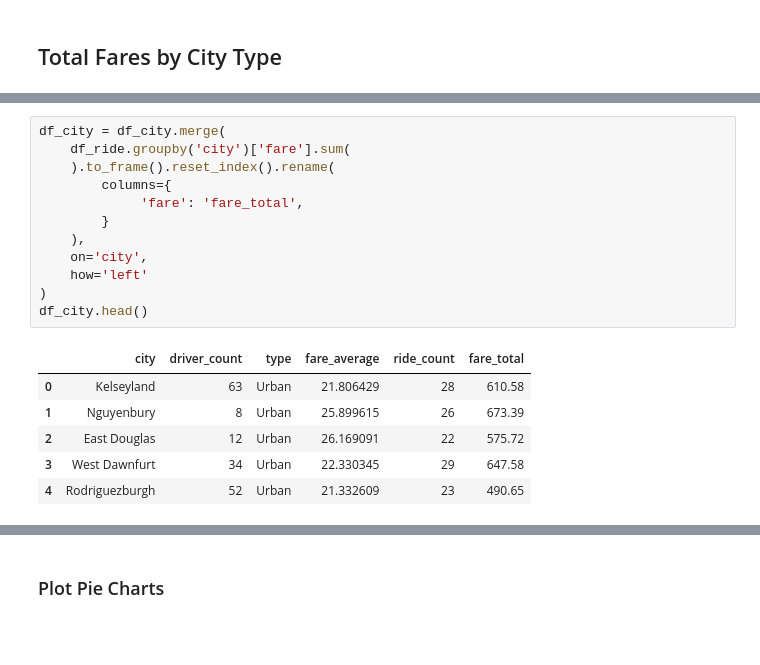
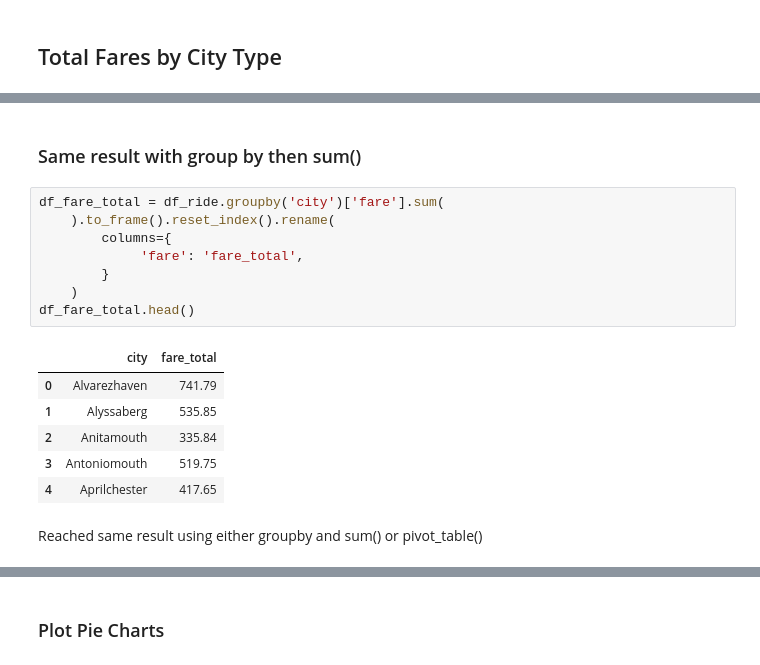
Before and after one commit to feng443/RUDSWeek5Matplotlib, a Jupyter notebook: Pyber/Pyber.ipynb, the cells around one changed output, grey strips where cells are left out. Saved outputs shown, nothing was run; the diff lists cells and outputs as text; blank space fills up the shorter version.

```diff
--- a/Pyber/Pyber.ipynb
+++ b/Pyber/Pyber.ipynb
@@ -121,19 +132,19 @@ This data set can be used on all below three pie charts. Note here that total fa
+# %% [markdown]
+### Same result with group by then sum()
 # %%
-df_city = df_city.merge(
-    df_ride.groupby('city')['fare'].sum(
+df_fare_total = df_ride.groupby('city')['fare'].sum(
     ).to_frame().reset_index().rename(
         columns={
              'fare': 'fare_total',
         }
-    ),
-    on='city',
-    how='left'
-)
-df_city.head()
+    )
+df_fare_total.head()
 # %% [output]
-|  | city | driver_count | type | fare_average | ride_count | fare_total |
-| 0 | Kelseyland | 63 | Urban | 21.806429 | 28 | 610.58 |
-| 1 | Nguyenbury | 8 | Urban | 25.899615 | 26 | 673.39 |
-| 2 | East Douglas | 12 | Urban | 26.169091 | 22 | 575.72 |
-| 3 | West Dawnfurt | 34 | Urban | 22.330345 | 29 | 647.58 |
-| 4 | Rodriguezburgh | 52 | Urban | 21.332609 | 23 | 490.65 |
+|  | city | fare_total |
+| 0 | Alvarezhaven | 741.79 |
+| 1 | Alyssaberg | 535.85 |
+| 2 | Anitamouth | 335.84 |
+| 3 | Antoniomouth | 519.75 |
+| 4 | Aprilchester | 417.65 |
+# %% [markdown]
+Reached same result using either groupby and sum() or pivot_table()
```
Also changed, not shown: parts of 9 cells of this notebook, 16 other files.
